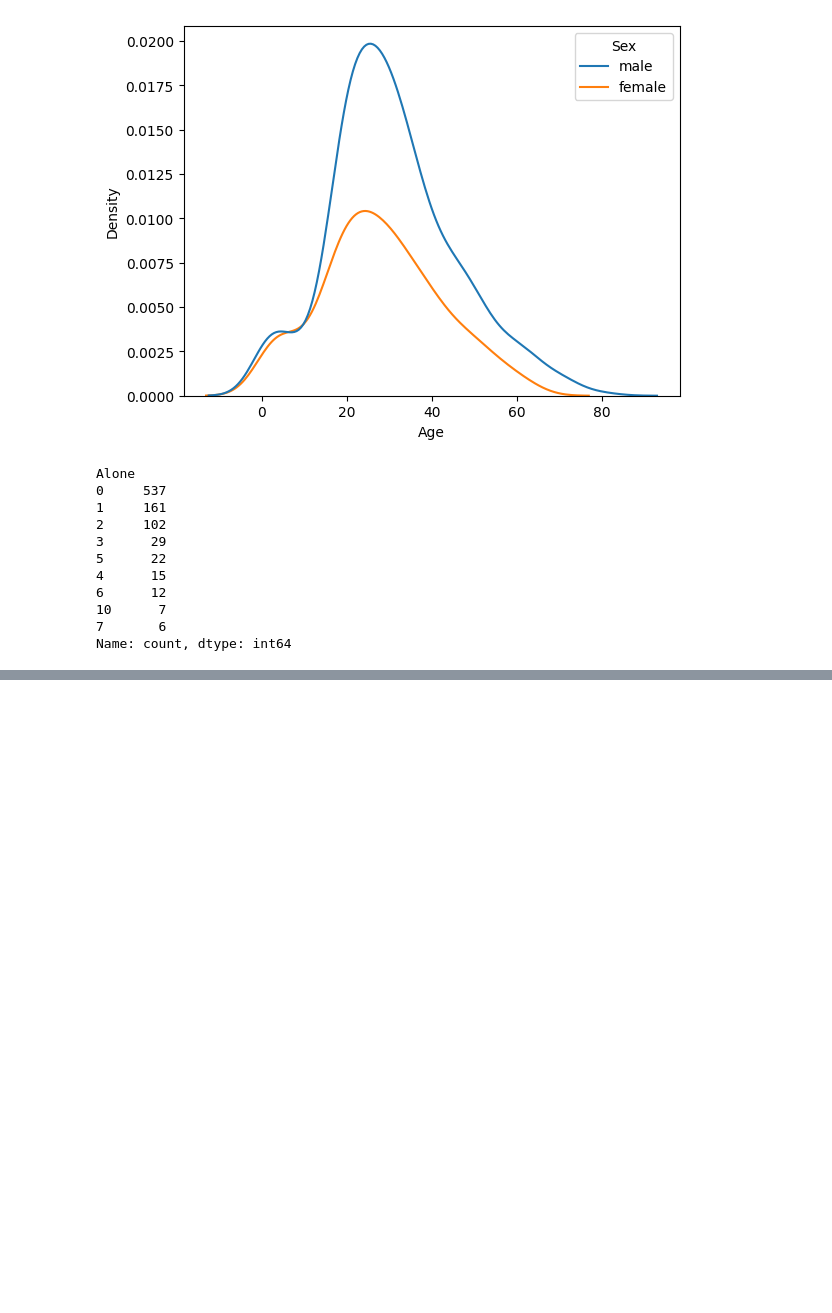
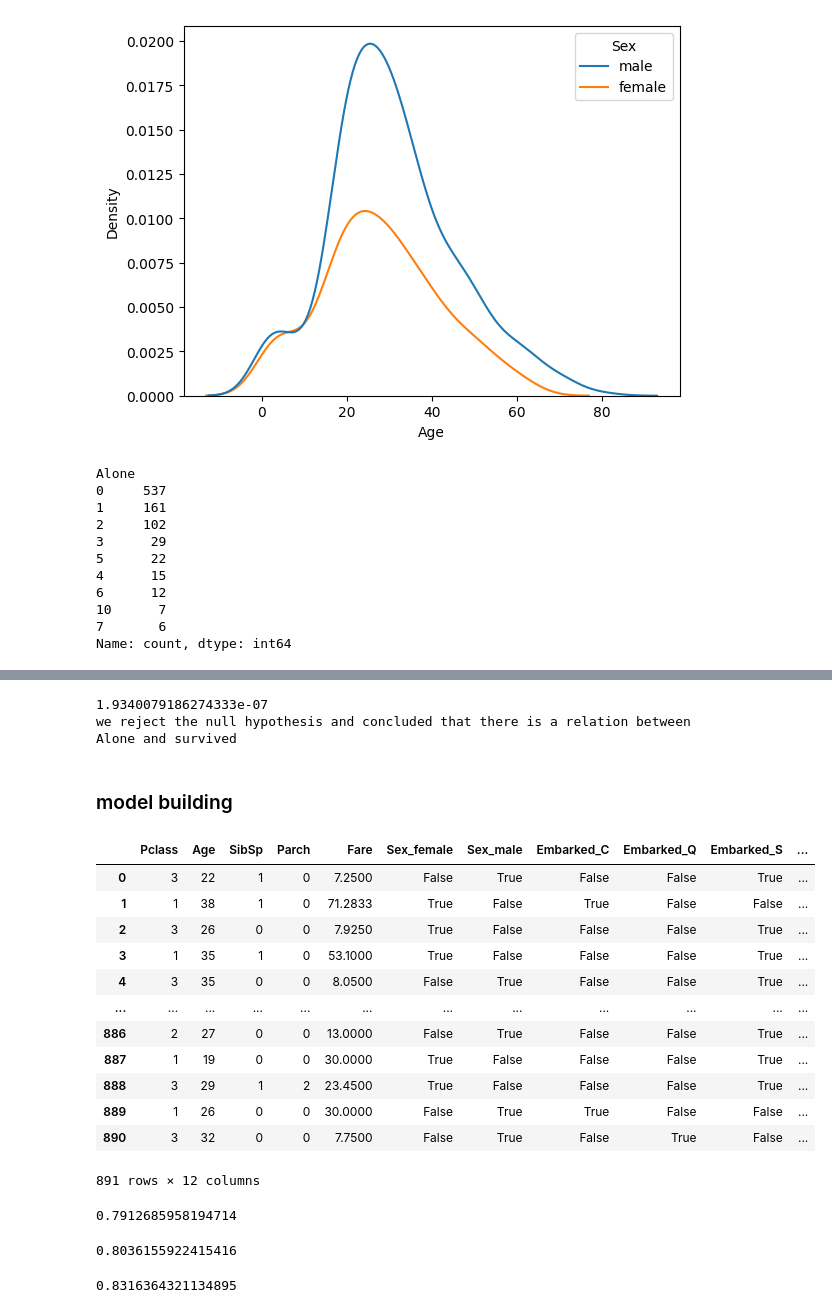
Before and after one commit to sanjaychauhan001/machine-learning, a Jupyter notebook: college ppt/titanic_kaggle_cm.ipynb, the cells around one changed output, grey strips where cells are left out. Saved outputs shown, nothing was run; the diff lists cells and outputs as text; code cells hidden in the pictures; blank space fills up the shorter version.

```diff
--- a/Techinques/titanic_kaggle_cm.ipynb
+++ b/college ppt/titanic_kaggle_cm.ipynb
@@ -279,0 +333,2 @@ px.bar(x=df[(df['Age_grop']=='child') & (df['Survived']==0)]['Sex'].value_counts
+# %%
+df['Age'] = df['Age'].fillna(value=df['Age'].mean()).astype('int')
@@ -279,0 +357,2 @@ px.bar(x=df[(df['Age_grop']=='child') & (df['Survived']==0)]['Sex'].value_counts
+# %%
+df['Embarked'] = df['Embarked'].fillna(value=df['Embarked'].mode()[0])
@@ -279,0 +442,16 @@ px.bar(x=df[(df['Age_grop']=='child') & (df['Survived']==0)]['Sex'].value_counts
+# %%
+observed_frequencies = pd.crosstab(index=df['Alone'],columns=df['Survived'],margins=True)
+chi2_stat, p_val, dof, expected_freq = chi2_contingency(observed_frequencies)
+print(p_val)
+if p_val<0.05:
+    print(f"we reject the null hypothesis and concluded that there is a relation between Alone and survived")
+else:
+    print("there is no relation between pclass and survived")
+# %% [output]
+1.9340079186274333e-07
+we reject the null hypothesis and concluded that there is a relation between Alone and survived
+# %%
+X = df.drop(columns=['Name','Ticket','Cabin','survivor','Survived','Age_grop'])
+y = df['Survived']
+# %% [markdown]
+### model building
@@ -279,0 +461,18 @@ px.bar(x=df[(df['Age_grop']=='child') & (df['Survived']==0)]['Sex'].value_counts
+# %%
+X_encoded = pd.get_dummies(X, columns=['Sex','Embarked','Alone'])
+# %%
+X_encoded
+# %% [output]
+|  | Pclass | Age | SibSp | Parch | Fare | Sex_female | Sex_male | Embarked_C | Embarked_Q | Embarked_S | ... |
+| 0 | 3 | 22 | 1 | 0 | 7.2500 | False | True | False | False | True | ... |
+| 1 | 1 | 38 | 1 | 0 | 71.2833 | True | False | True | False | False | ... |
+| 2 | 3 | 26 | 0 | 0 | 7.9250 | True | False | False | False | True | ... |
+| 3 | 1 | 35 | 1 | 0 | 53.1000 | True | False | False | False | True | ... |
+| 4 | 3 | 35 | 0 | 0 | 8.0500 | False | True | False | False | True | ... |
+| ... | ... | ... | ... | ... | ... | ... | ... | ... | ... | ... | ... |
+| 886 | 2 | 27 | 0 | 0 | 13.0000 | False | True | False | False | True | ... |
+| 887 | 1 | 19 | 0 | 0 | 30.0000 | True | False | False | False | True | ... |
+| 888 | 3 | 29 | 1 | 2 | 23.4500 | True | False | False | False | True | ... |
+| 889 | 1 | 26 | 0 | 0 | 30.0000 | False | True | True | False | False | ... |
+| 890 | 3 | 32 | 0 | 0 | 7.7500 | False | True | False | True | False | ... |
+891 rows × 12 columns
@@ -279,0 +484,30 @@ px.bar(x=df[(df['Age_grop']=='child') & (df['Survived']==0)]['Sex'].value_counts
+# %%
+from sklearn.linear_model import LogisticRegression
+model = LogisticRegression(max_iter=200)
+
+# Apply k-fold cross-validation
+k = 5  # Number of folds
+scores = cross_val_score(model, new_X, y, cv=k)
+scores.mean()
+# %% [output]
+0.7912685958194714
+# %%
+from sklearn.neighbors import KNeighborsClassifier
+model = KNeighborsClassifier(n_neighbors=5)
+
+# Apply k-fold cross-validation
+k = 5  # Number of folds
+scores = cross_val_score(model, new_X, y, cv=k)
+scores.mean()
+# %% [output]
+0.8036155922415416
+# %%
+from sklearn.svm import SVC
+model = SVC(kernel='rbf')
+
+# Apply k-fold cross-validation
+k = 5  # Number of folds
+scores = cross_val_score(model, new_X, y, cv=k)
+scores.mean()
+# %% [output]
+0.8316364321134895
```
Also changed, not shown: parts of 29 cells of this notebook, 9 other files.
